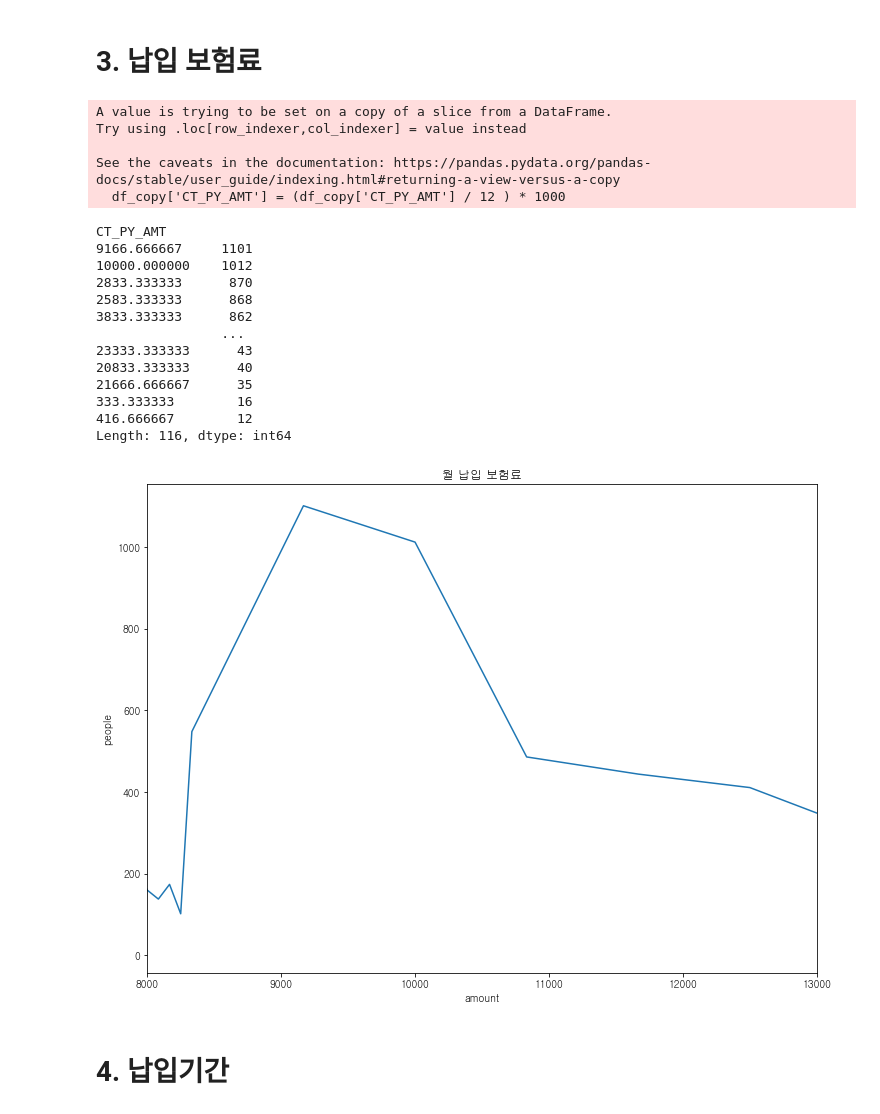
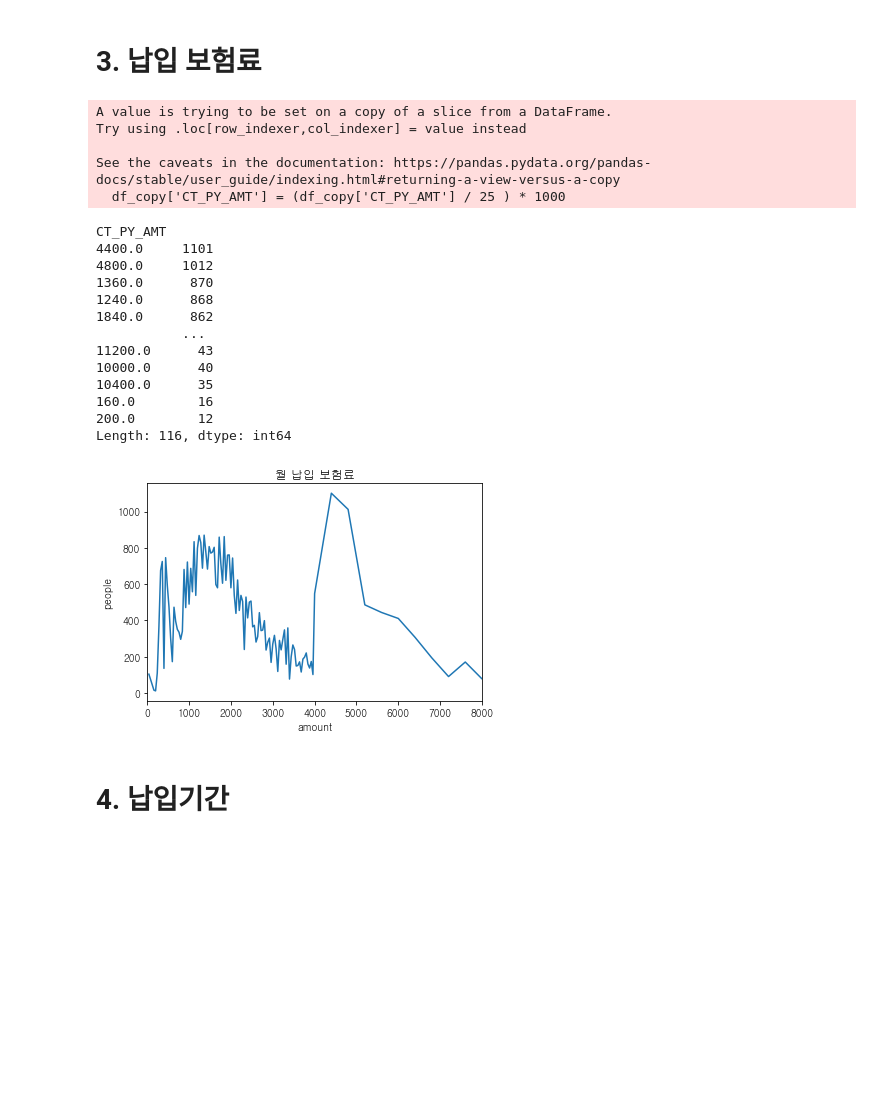
Before and after one commit to yoonhyeyoon/ChiChu, a Jupyter notebook: 전처리 ipynb/이명성_어린이보험.ipynb, the cells around one changed output. Saved outputs shown, nothing was run; the diff lists cells and outputs as text; code cells hidden in the pictures; blank space fills up the shorter version.

```diff
--- a/전처리 ipynb/이명성_어린이보험.ipynb
+++ b/전처리 ipynb/이명성_어린이보험.ipynb
@@ -37,7 +37,7 @@ font_path = "C:/Windows/Fonts/NGULIM.TTF"
 font = font_manager.FontProperties(fname=font_path).get_name()
 rc('font', family=font)
 # %%
-df= pd.read_csv('preprocessed_5.csv', encoding='UTF-8')
+df= pd.read_csv('preprocessed_all.csv', encoding='UTF-8')
 df
 # %% [output]
 |  | JOIN_SN | JOIN_SN_TYP | BTH_YR | GENDER | IS_KRN | AGE | SCTR_CD | COM_SN | POL_SN | GIS_CD | ... | ... |
@@ -192,7 +190,7 @@ df_copy
 # 3. 납입 보험료
 # %%
 # 납입 보험료 -> 납입기간으로 나눠보기.
-df_copy['CT_PY_AMT'] = (df_copy['CT_PY_AMT'] / 12 ) * 1000
+df_copy['CT_PY_AMT'] = (df_copy['CT_PY_AMT'] / 25 ) * 1000
 price = df_copy.groupby('CT_PY_AMT').size()
 price.sort_values(ascending=False)
 # %% [output]
@@ -200,33 +198,33 @@ A value is trying to be set on a copy of a slice from a DataFrame.
 Try using .loc[row_indexer,col_indexer] = value instead
 
 See the caveats in the documentation: https://pandas.pydata.org/pandas-docs/stable/user_guide/indexing.html#returning-a-view-versus-a-copy
-  df_copy['CT_PY_AMT'] = (df_copy['CT_PY_AMT'] / 12 ) * 1000
+  df_copy['CT_PY_AMT'] = (df_copy['CT_PY_AMT'] / 25 ) * 1000
 CT_PY_AMT
-9166.666667     1101
-10000.000000    1012
-2833.333333      870
-2583.333333      868
-3833.333333      862
-                ...
-23333.333333      43
-20833.333333      40
-21666.666667      35
-333.333333        16
-416.666667        12
+4400.0     1101
+4800.0     1012
+1360.0      870
+1240.0      868
+1840.0      862
+           ...
+11200.0      43
+10000.0      40
+10400.0      35
+160.0        16
+200.0        12
 Length: 116, dtype: int64
 # %%
 # 대략 월 4400~4800원이 가장 많은 비율.(25로 나누면)
 # 대략 월 9100원 ~ 10000원이 가장 많은 비율 (12로 나누면)
 
 plt.plot(price.index, price)
 plt.title('월 납입 보험료')
 plt.xlabel('amount')
 plt.ylabel('people')
-plt.xlim([8000, 13000])
+plt.xlim([0, 8000])
 
 plt.show()
 # %% [output]
-[figure, old version]
+[figure, new version]
 # %% [markdown]
 # 4. 납입기간
 # %%
```
Also changed, not shown: parts of 17 cells of this notebook, 1 other file.
